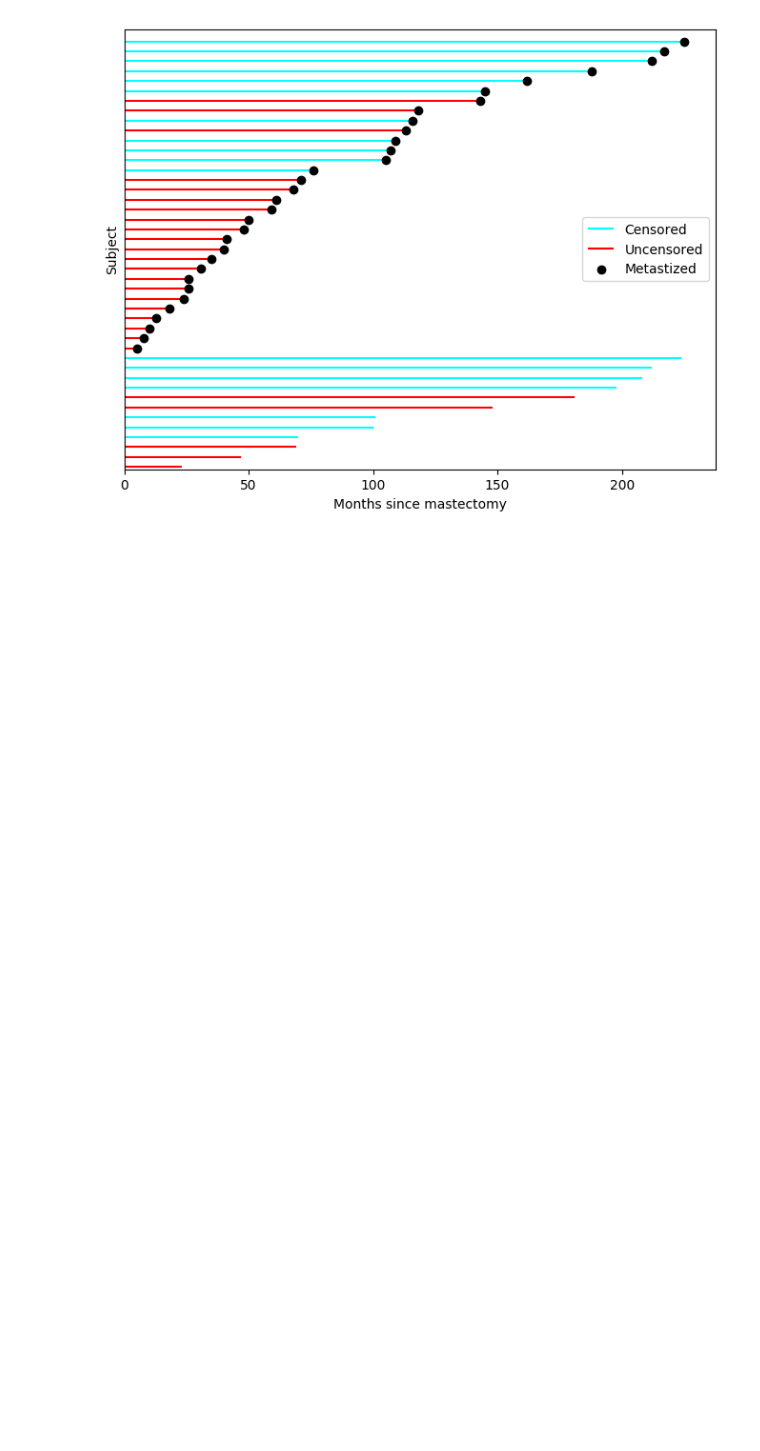
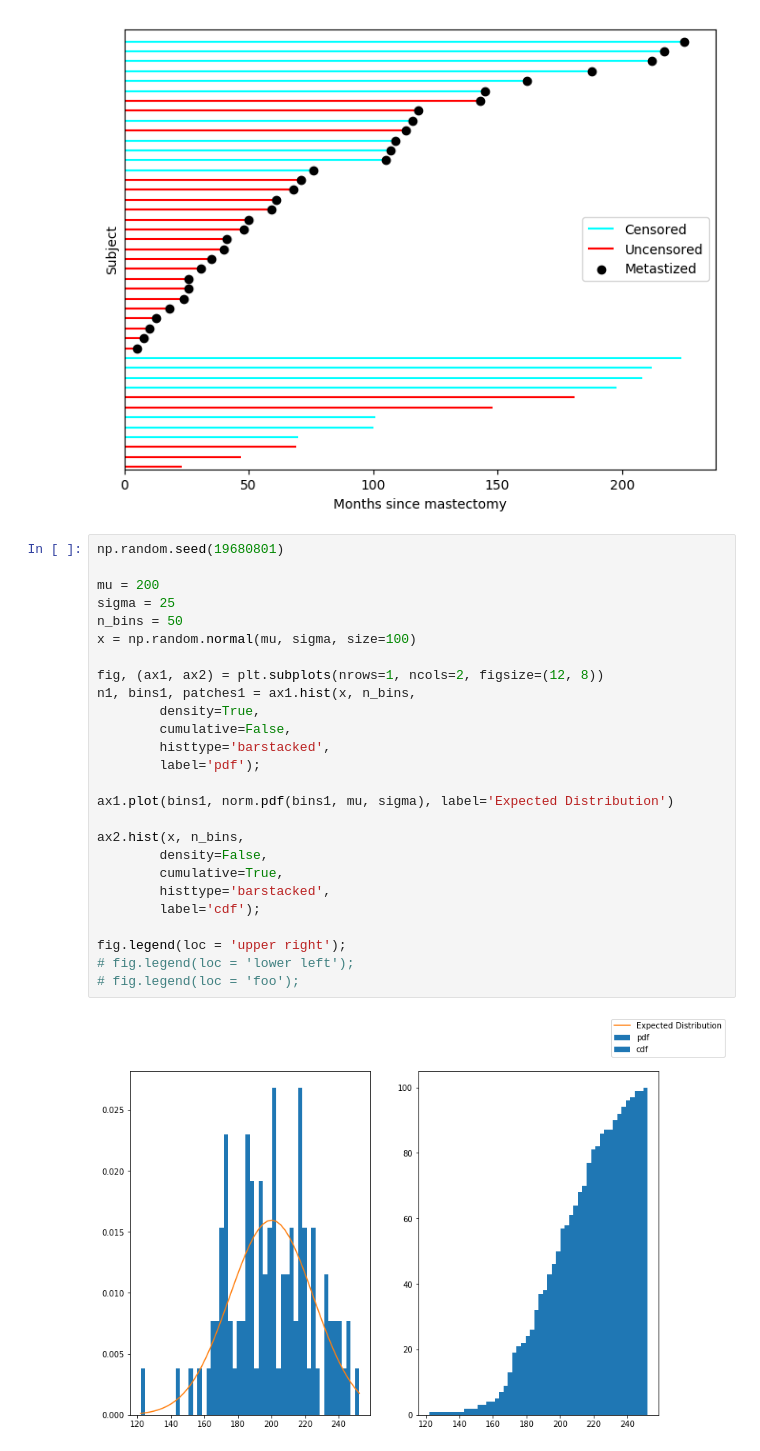
Before and after one commit to jaspajjr/pydata-visualisation, a Jupyter notebook: more-matplotlib.ipynb, the cells around one changed output. Saved outputs shown, nothing was run; the diff lists cells and outputs as text; blank space fills up the shorter version.

Commit message:
Added matplotlib distributions.

```diff
--- a/more-matplotlib.ipynb
+++ b/more-matplotlib.ipynb
@@ -137,3 +138,31 @@ ax.set_ylim(-0.25, n_patients + 0.25)
 ax.legend(loc='center right');
 # %% [output]
 [figure]
+# %%
+np.random.seed(19680801)
+
+mu = 200
+sigma = 25
+n_bins = 50
+x = np.random.normal(mu, sigma, size=100)
+
+fig, (ax1, ax2) = plt.subplots(nrows=1, ncols=2, figsize=(12, 8))
+n1, bins1, patches1 = ax1.hist(x, n_bins,
+        density=True,
+        cumulative=False,
+        histtype='barstacked',
+        label='pdf');
+
+ax1.plot(bins1, norm.pdf(bins1, mu, sigma), label='Expected Distribution')
+
+ax2.hist(x, n_bins,
+        density=False,
+        cumulative=True,
+        histtype='barstacked',
+        label='cdf');
+
+fig.legend(loc = 'upper right');
+# fig.legend(loc = 'lower left');
+# fig.legend(loc = 'foo');
+# %% [output]
+[figure, added]
```
Also changed, not shown: parts of 1 cell of this notebook.
